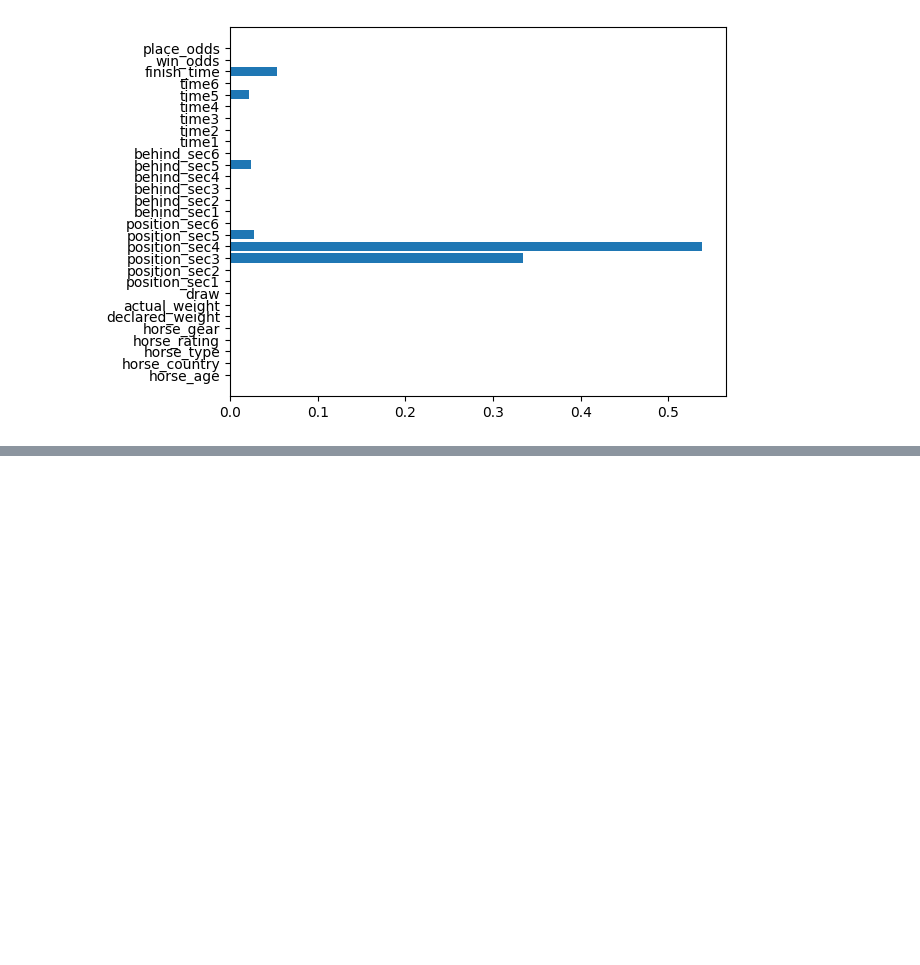
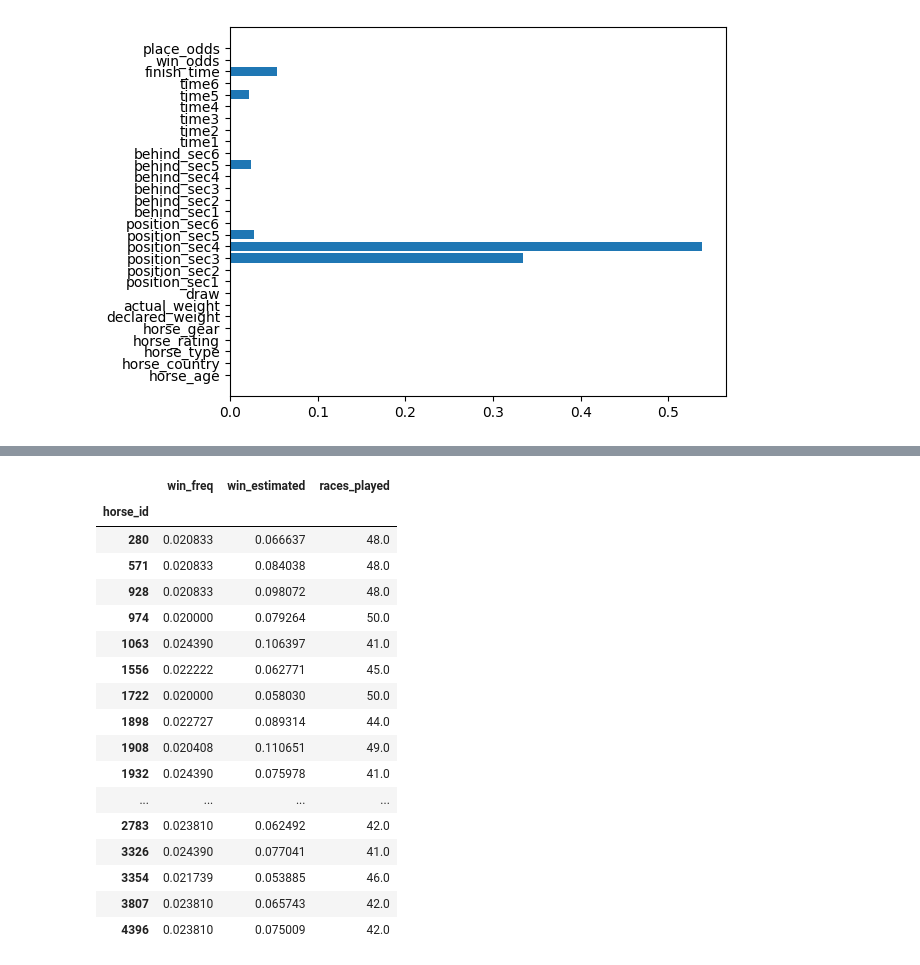
Before and after one commit to kjahan/horse_racing, a Jupyter notebook: notebooks/explore_horse_racing.ipynb, the cells around one changed output, grey strips where cells are left out. Cells and saved outputs as stored; diff of their text form; code cells hidden in the pictures; blank space fills up the shorter version.

Commit message:
Add actual winning frequency vs. public estimated winning frequency

```diff
--- a/notebooks/explore_horse_racing.ipynb
+++ b/notebooks/explore_horse_racing.ipynb
@@ -953,0 +1143,4 @@ Table of contents:
+# %%
+runs_df = pd.read_csv(r"../data/runs.csv", delimiter=",", header=0, index_col='race_id')
+runs_df = runs_df[['horse_id', 'result', 'win_odds', 'finish_time', 'draw', 'horse_age', 'horse_rating', 'declared_weight', 'actual_weight', 'jockey_id', 'trainer_id']]
+runs_df.head(5)
@@ -953,0 +1159,32 @@ Table of contents:
+# %%
+# We first need to calculate the expected winning odds for a specific horse
+horse_ids = runs_df['horse_id'].unique()
+horse_ids.sort()
+
+df = pd.DataFrame(columns=['horse_id', 'win_freq', "win_estimated", 'races_played'])
+df['horse_id'] = df['horse_id'].astype('int')
+df['races_played'] = df['races_played'].astype('int')
+df.set_index('horse_id', inplace=True)
+
+# calculate each horse's winning frequencies
+for horse_id in horse_ids:
+    total_races_df = runs_df[runs_df.horse_id == horse_id]
+    win_count = (total_races_df['result'] == 1).sum()
+    win_freq = win_count / len(total_races_df)
+    df.loc[horse_id] = [win_freq, 0.0, len(total_races_df)]
+# %%
+# calculate each horse's expected freqneucies
+run_ids = runs_df.index.unique()
+for run_id in run_ids:
+    runs_small_df = runs_df[runs_df.index==run_id]
+
+    total_percent = 0.0
+    for index, row in runs_small_df.iterrows():
+        total_percent += 1 / row['win_odds']
+
+    for index, row in runs_small_df.iterrows():
+        horse_id = row['horse_id']
+        win_odds = row['win_odds']
+
+        win_expected = 1 / win_odds / total_percent
+        df.loc[horse_id]['win_estimated'] += win_expected / df.loc[horse_id].races_played
@@ -953,0 +1208,21 @@ Table of contents:
+# %%
+df.loc[(df['win_freq'] >= 0.01) & (df['win_freq'] < 0.025)]
+# %% [output]
+|  | win_freq | win_estimated | races_played |
+| horse_id |  |  |  |
+| 280 | 0.020833 | 0.066637 | 48.0 |
+| 571 | 0.020833 | 0.084038 | 48.0 |
+| 928 | 0.020833 | 0.098072 | 48.0 |
+| 974 | 0.020000 | 0.079264 | 50.0 |
+| 1063 | 0.024390 | 0.106397 | 41.0 |
+| 1556 | 0.022222 | 0.062771 | 45.0 |
+| 1722 | 0.020000 | 0.058030 | 50.0 |
+| 1898 | 0.022727 | 0.089314 | 44.0 |
+| 1908 | 0.020408 | 0.110651 | 49.0 |
+| 1932 | 0.024390 | 0.075978 | 41.0 |
+| ... | ... | ... | ... |
+| 2783 | 0.023810 | 0.062492 | 42.0 |
+| 3326 | 0.024390 | 0.077041 | 41.0 |
+| 3354 | 0.021739 | 0.053885 | 46.0 |
+| 3807 | 0.023810 | 0.065743 | 42.0 |
+| 4396 | 0.023810 | 0.075009 | 42.0 |
```
Also changed, not shown: parts of 17 cells of this notebook.
